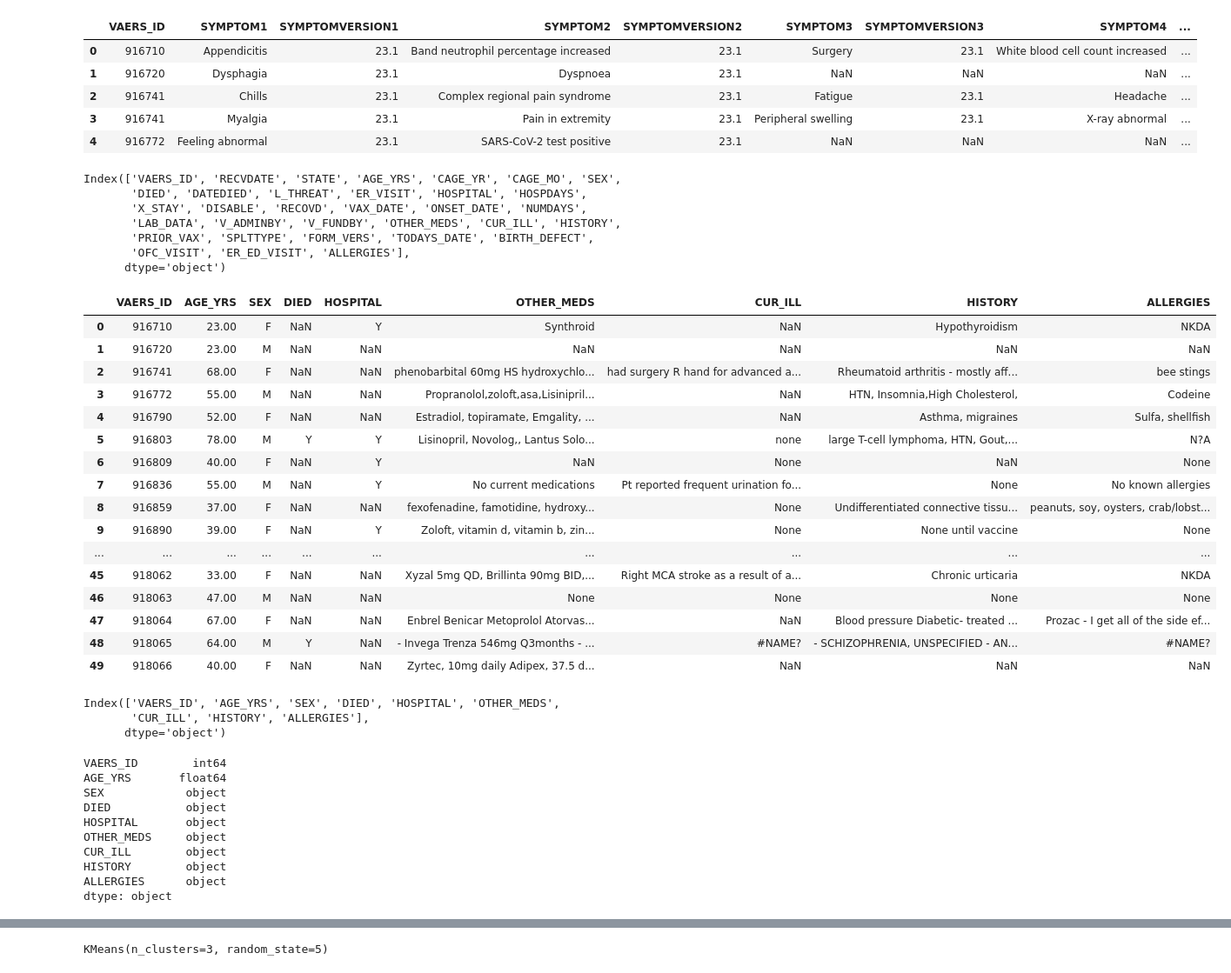
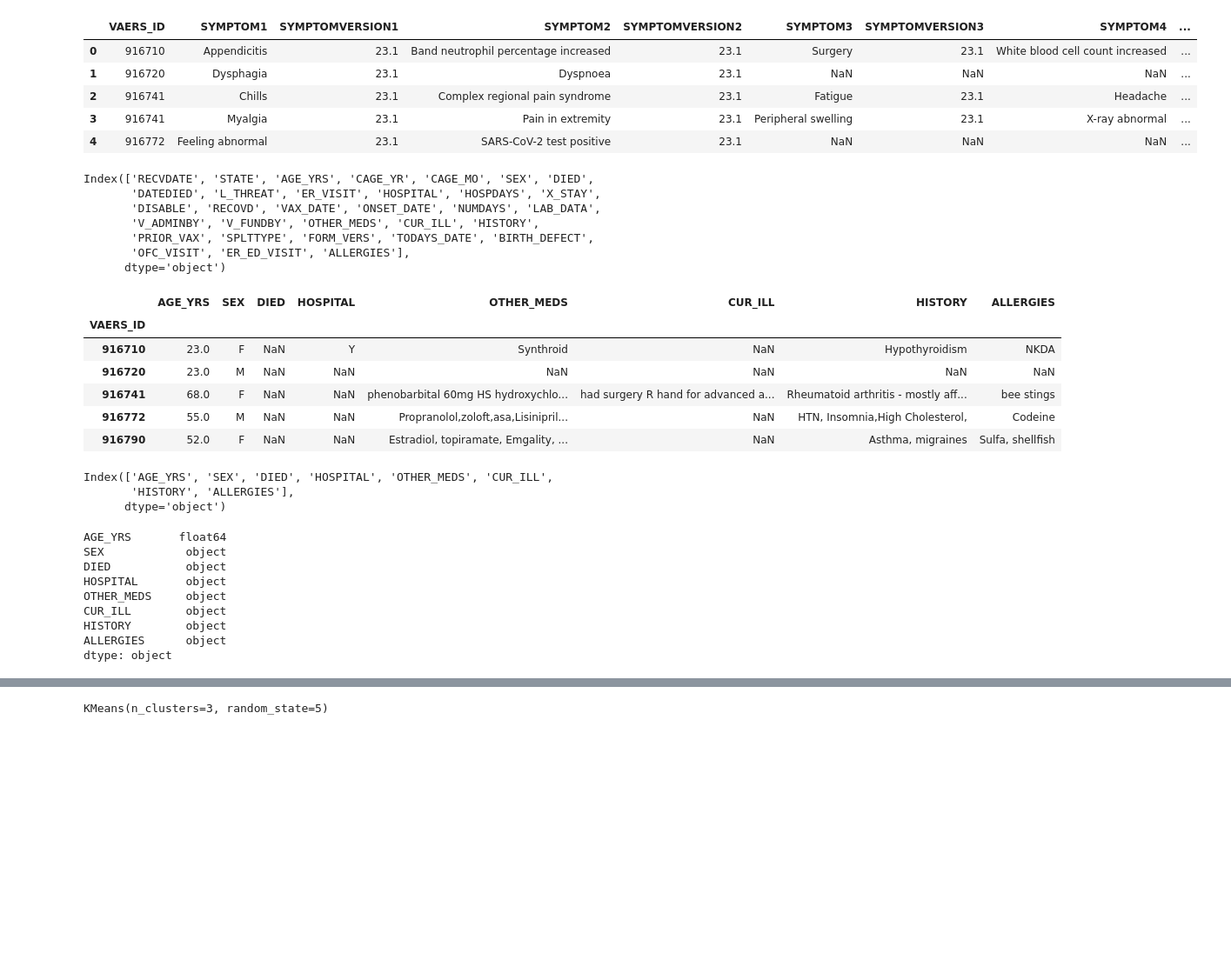
Before and after one commit to zoomdmartin02/Covid_Vaccine_Analysis, a Jupyter notebook: Model_team11.ipynb, the cells around one changed output, grey strips where cells are left out. Shown at 87% size. Cells and saved outputs as stored; diff of their text form; code cells hidden in the pictures; blank space fills up the shorter version.

Commit message:
Adding updated file with progress made toward data cleaning

```diff
--- a/Model_team11.ipynb
+++ b/Model_team11.ipynb
@@ -8,5 +8,6 @@ import plotly.express as px
 file_path_data = "Resources/Data/2021VAERSDATA.csv"
 encoding = 'unicode_escape'
 VAERS_DATA_df = pd.read_csv(file_path_data, encoding='unicode_escape')
+VAERS_DATA_df=VAERS_DATA_df.set_index(["VAERS_ID"]).copy()
 VAERS_DATA_df.head()
 # %% [output]
@@ -66,44 +71,33 @@ VAERS_SYMPTOMS_df.head()
 # %%
 VAERS_DATA_df.columns
 # %% [output]
-Index(['VAERS_ID', 'RECVDATE', 'STATE', 'AGE_YRS', 'CAGE_YR', 'CAGE_MO', 'SEX',
-       'DIED', 'DATEDIED', 'L_THREAT', 'ER_VISIT', 'HOSPITAL', 'HOSPDAYS',
-       'X_STAY', 'DISABLE', 'RECOVD', 'VAX_DATE', 'ONSET_DATE', 'NUMDAYS',
-       'LAB_DATA', 'V_ADMINBY', 'V_FUNDBY', 'OTHER_MEDS', 'CUR_ILL', 'HISTORY',
+Index(['RECVDATE', 'STATE', 'AGE_YRS', 'CAGE_YR', 'CAGE_MO', 'SEX', 'DIED',
+       'DATEDIED', 'L_THREAT', 'ER_VISIT', 'HOSPITAL', 'HOSPDAYS', 'X_STAY',
+       'DISABLE', 'RECOVD', 'VAX_DATE', 'ONSET_DATE', 'NUMDAYS', 'LAB_DATA',
+       'V_ADMINBY', 'V_FUNDBY', 'OTHER_MEDS', 'CUR_ILL', 'HISTORY',
        'PRIOR_VAX', 'SPLTTYPE', 'FORM_VERS', 'TODAYS_DATE', 'BIRTH_DEFECT',
        'OFC_VISIT', 'ER_ED_VISIT', 'ALLERGIES'],
       dtype='object')
 # %%
 VAERS_DATA_df=VAERS_DATA_df.drop(['RECVDATE', 'STATE', 'CAGE_YR', 'CAGE_MO', 'LAB_DATA', 'DATEDIED', 'L_THREAT', 'ER_VISIT', 'HOSPDAYS', 'X_STAY', 'VAX_DATE', 'V_ADMINBY', 'V_FUNDBY', 'ER_ED_VISIT', 'OFC_VISIT', 'FORM_VERS', 'BIRTH_DEFECT', 'DISABLE', 'RECOVD', 'PRIOR_VAX', 'ONSET_DATE', 'NUMDAYS', 'SPLTTYPE', 'TODAYS_DATE'], axis=1).copy()
-VAERS_DATA_df.head(50)
+VAERS_DATA_df.head()
 # %% [output]
-|  | VAERS_ID | AGE_YRS | SEX | DIED | HOSPITAL | OTHER_MEDS | CUR_ILL | HISTORY | ALLERGIES |
-| 0 | 916710 | 23.00 | F | NaN | Y | Synthroid | NaN | Hypothyroidism | NKDA |
-| 1 | 916720 | 23.00 | M | NaN | NaN | NaN | NaN | NaN | NaN |
-| 2 | 916741 | 68.00 | F | NaN | NaN | phenobarbital 60mg HS hydroxychlo... | had surgery R hand for advanced a... | Rheumatoid arthritis - mostly aff... | bee stings |
-| 3 | 916772 | 55.00 | M | NaN | NaN | Propranolol,zoloft,asa,Lisinipril... | NaN | HTN, Insomnia,High Cholesterol, | Codeine |
-| 4 | 916790 | 52.00 | F | NaN | NaN | Estradiol, topiramate, Emgality, ... | NaN | Asthma, migraines | Sulfa, shellfish |
-| 5 | 916803 | 78.00 | M | Y | Y | Lisinopril, Novolog,, Lantus Solo... | none | large T-cell lymphoma, HTN, Gout,... | N?A |
-| 6 | 916809 | 40.00 | F | NaN | Y | NaN | None | NaN | None |
-| 7 | 916836 | 55.00 | M | NaN | Y | No current medications | Pt reported frequent urination fo... | None | No known allergies |
-| 8 | 916859 | 37.00 | F | NaN | NaN | fexofenadine, famotidine, hydroxy... | None | Undifferentiated connective tissu... | peanuts, soy, oysters, crab/lobst... |
-| 9 | 916890 | 39.00 | F | NaN | Y | Zoloft, vitamin d, vitamin b, zin... | None | None until vaccine | None |
-| ... | ... | ... | ... | ... | ... | ... | ... | ... | ... |
-| 45 | 918062 | 33.00 | F | NaN | NaN | Xyzal 5mg QD, Brillinta 90mg BID,... | Right MCA stroke as a result of a... | Chronic urticaria | NKDA |
-| 46 | 918063 | 47.00 | M | NaN | NaN | None | None | None | None |
-| 47 | 918064 | 67.00 | F | NaN | NaN | Enbrel Benicar Metoprolol Atorvas... | NaN | Blood pressure Diabetic- treated ... | Prozac - I get all of the side ef... |
-| 48 | 918065 | 64.00 | M | Y | NaN | - Invega Trenza 546mg Q3months - ... | #NAME? | - SCHIZOPHRENIA, UNSPECIFIED - AN... | #NAME? |
-| 49 | 918066 | 40.00 | F | NaN | NaN | Zyrtec, 10mg daily Adipex, 37.5 d... | NaN | NaN | NaN |
+|  | AGE_YRS | SEX | DIED | HOSPITAL | OTHER_MEDS | CUR_ILL | HISTORY | ALLERGIES |
+| VAERS_ID |  |  |  |  |  |  |  |  |
+| 916710 | 23.0 | F | NaN | Y | Synthroid | NaN | Hypothyroidism | NKDA |
+| 916720 | 23.0 | M | NaN | NaN | NaN | NaN | NaN | NaN |
+| 916741 | 68.0 | F | NaN | NaN | phenobarbital 60mg HS hydroxychlo... | had surgery R hand for advanced a... | Rheumatoid arthritis - mostly aff... | bee stings |
+| 916772 | 55.0 | M | NaN | NaN | Propranolol,zoloft,asa,Lisinipril... | NaN | HTN, Insomnia,High Cholesterol, | Codeine |
+| 916790 | 52.0 | F | NaN | NaN | Estradiol, topiramate, Emgality, ... | NaN | Asthma, migraines | Sulfa, shellfish |
 # %%
 VAERS_DATA_df.columns
 # %% [output]
-Index(['VAERS_ID', 'AGE_YRS', 'SEX', 'DIED', 'HOSPITAL', 'OTHER_MEDS',
-       'CUR_ILL', 'HISTORY', 'ALLERGIES'],
+Index(['AGE_YRS', 'SEX', 'DIED', 'HOSPITAL', 'OTHER_MEDS', 'CUR_ILL',
+       'HISTORY', 'ALLERGIES'],
       dtype='object')
 # %%
 VAERS_DATA_df.dtypes
 # %% [output]
-VAERS_ID        int64
 AGE_YRS       float64
 SEX            object
 DIED           object
```
Also changed, not shown: parts of 25 cells of this notebook.
